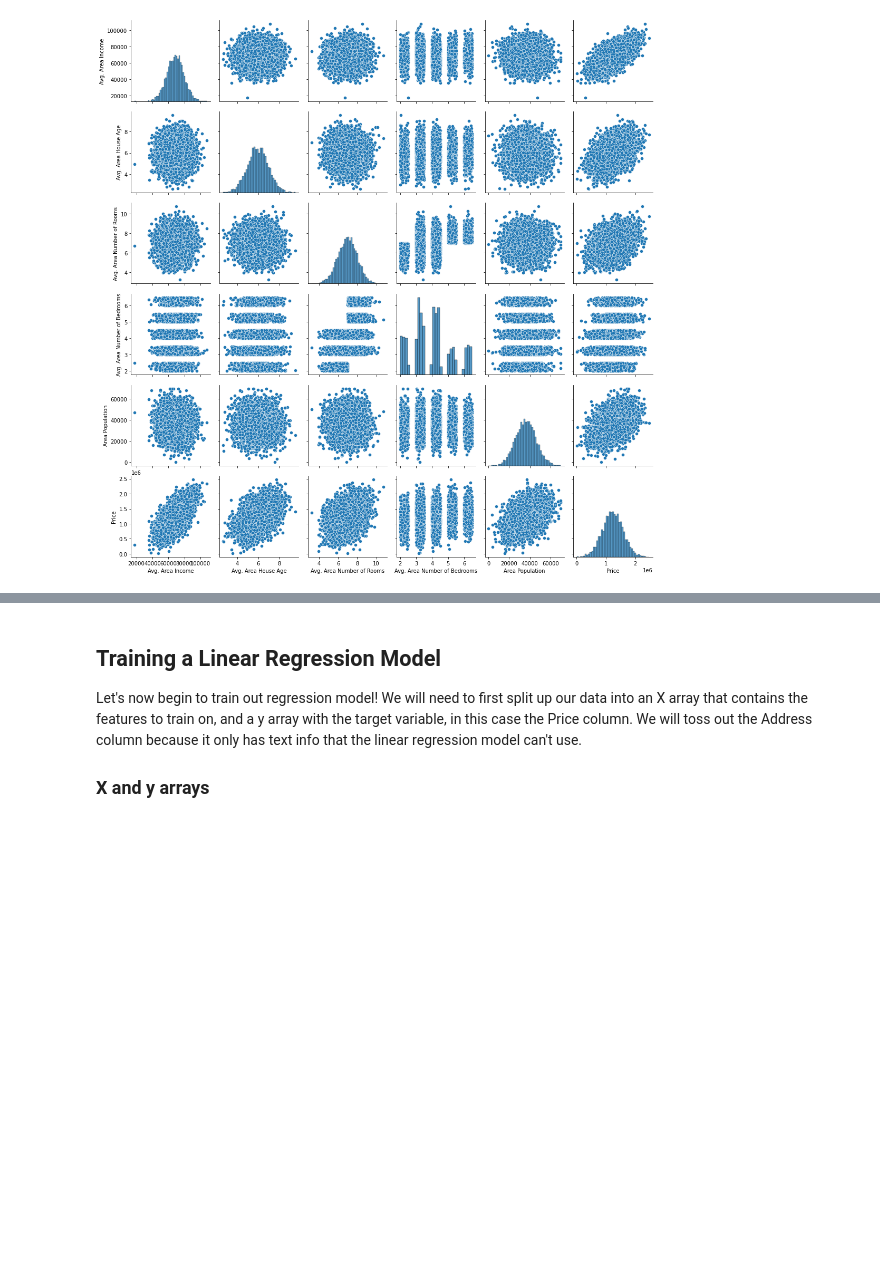
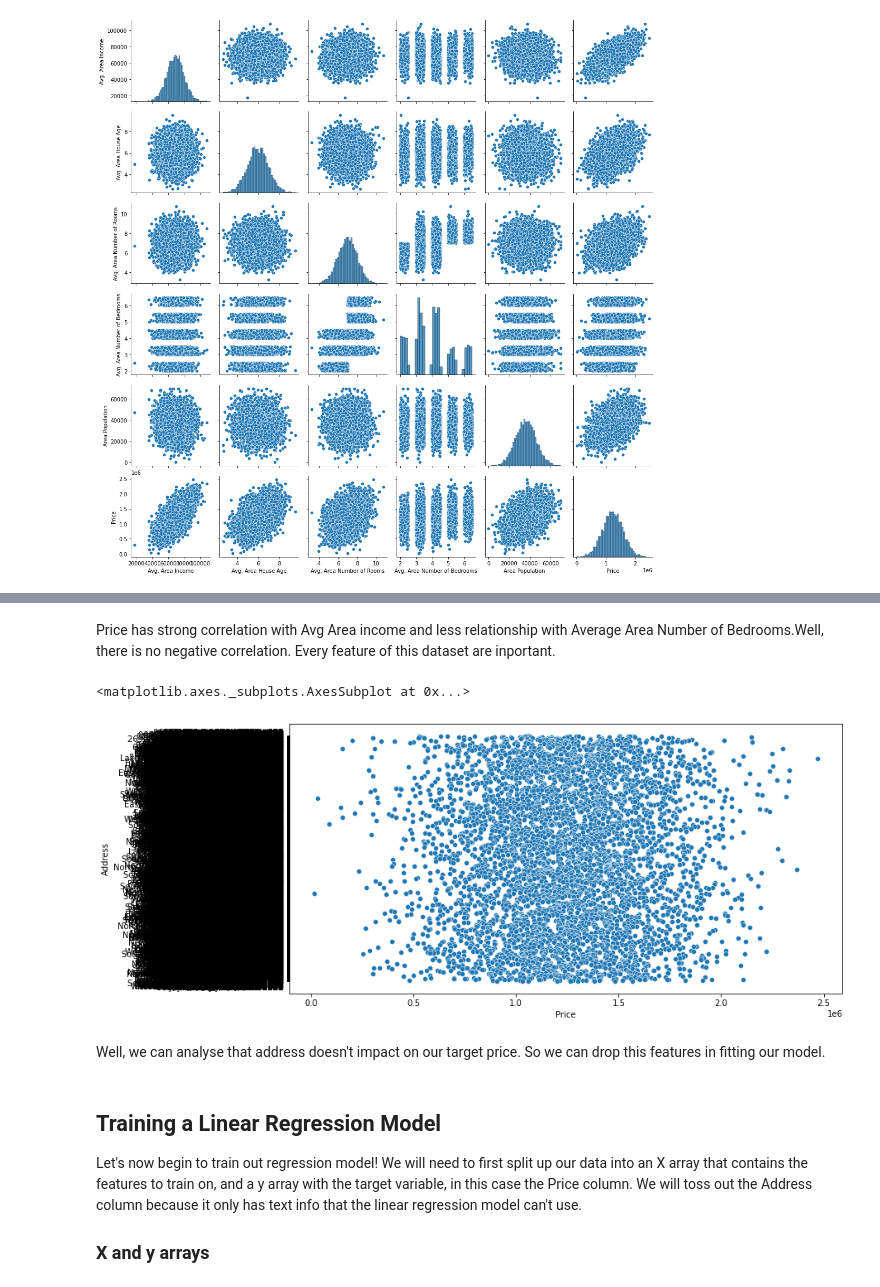
Before and after one commit to tulikajain04/Linear-Regression, a Jupyter notebook: USA Housing.ipynb, the cells around one changed output, grey strips where cells are left out. Drawn from its saved outputs; the diff is of its cells as text; code cells hidden in the pictures; blank space fills up the shorter version.

```diff
--- a/USA Housing.ipynb
+++ b/USA Housing.ipynb
@@ -93,3 +113,13 @@ sns.heatmap(USAhousing.corr())
+# %% [markdown]
+Price has strong correlation with Avg Area income and less relationship with Average Area Number of Bedrooms.Well, there is no negative correlation. Every feature of this dataset are inportant.
+# %%
+plt.figure(figsize=(12,6))
+sns.scatterplot(x='Price',y='Address', data=USAhousing)
+# %% [output]
+<matplotlib.axes._subplots.AxesSubplot at 0x...>
+[figure, added]
+# %% [markdown]
+Well, we can analyse that address doesn't impact on our target price. So we can drop this features in fitting our model.
 # %% [markdown]
 ## Training a Linear Regression Model
 
```
Also changed, not shown: parts of 61 cells of this notebook.
